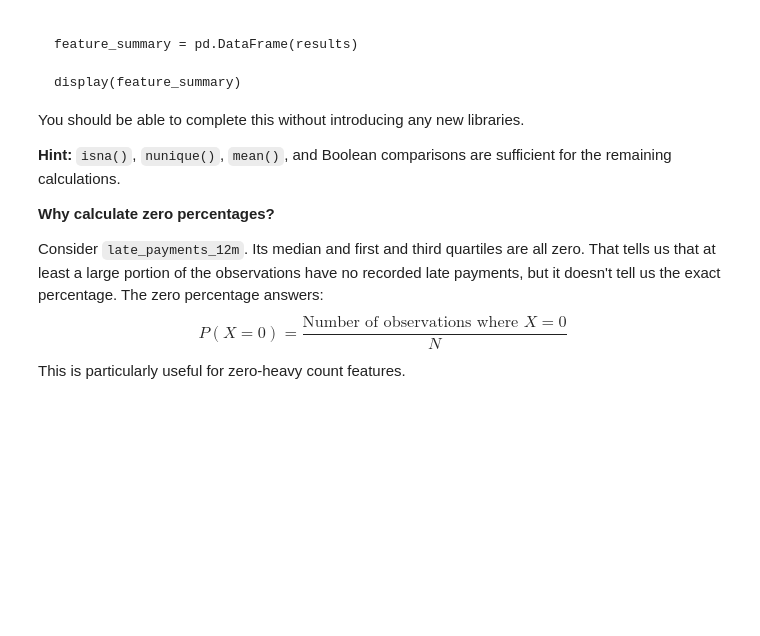
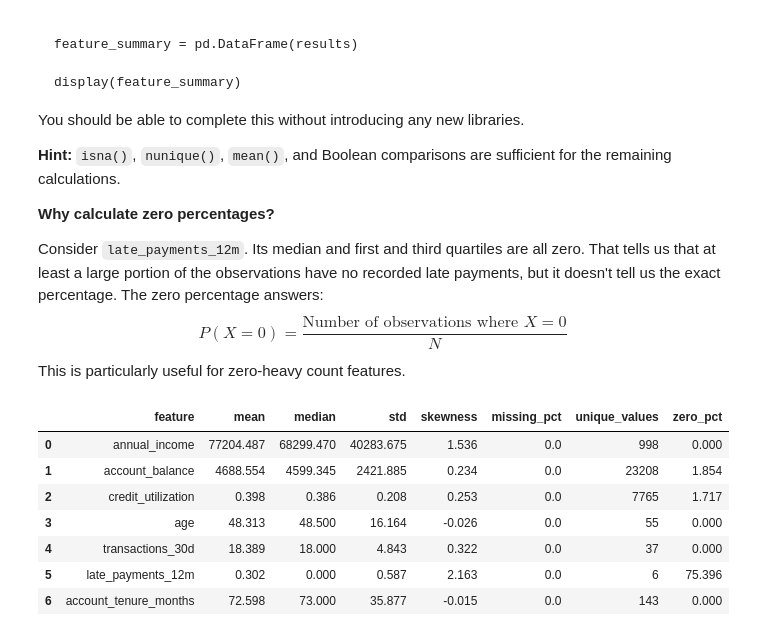
Before and after one commit to JadenGrossbaum/Data-Science, a Jupyter notebook: Chapter 5 EDA/Chapter5_Final_EDA_Workflow.ipynb, the cells around one changed output. Saved outputs shown, nothing was run; the diff lists cells and outputs as text; code cells hidden in the pictures; blank space fills up the shorter version.

```diff
--- a/Chapter 5 EDA/Chapter5_Final_EDA_Workflow.ipynb
+++ b/Chapter 5 EDA/Chapter5_Final_EDA_Workflow.ipynb
@@ -1817,3 +1817,33 @@ You should be able to complete this without introducing any new libraries.
 Consider `late_payments_12m`. Its median and first and third quartiles are all zero. That tells us that at least a large portion of the observations have no recorded late payments, but it doesn't tell us the exact percentage. The zero percentage answers:
 $$P(X = 0) = \frac{\text{Number of observations where } X = 0}{N}$$
 This is particularly useful for zero-heavy count features.
+# %%
+# Reproducible Numerical Feature Summary
+results = []
+
+for feature in numerical_features:
+    series = df[feature]
+
+    results.append({
+        "feature": feature,
+        "mean": series.mean(),
+        "median": series.median(),
+        "std": series.std(),
+        "skewness": series.skew(),
+        "missing_pct": series.isna().mean() * 100,
+        "unique_values": series.nunique(),
+        "zero_pct": (series == 0).mean() * 100
+    })
+
+feature_summary = pd.DataFrame(results)
+
+display(feature_summary.round(3))
+# %% [output]
+|  | feature | mean | median | std | skewness | missing_pct | unique_values | zero_pct |
+| 0 | annual_income | 77204.487 | 68299.470 | 40283.675 | 1.536 | 0.0 | 998 | 0.000 |
+| 1 | account_balance | 4688.554 | 4599.345 | 2421.885 | 0.234 | 0.0 | 23208 | 1.854 |
+| 2 | credit_utilization | 0.398 | 0.386 | 0.208 | 0.253 | 0.0 | 7765 | 1.717 |
+| 3 | age | 48.313 | 48.500 | 16.164 | -0.026 | 0.0 | 55 | 0.000 |
+| 4 | transactions_30d | 18.389 | 18.000 | 4.843 | 0.322 | 0.0 | 37 | 0.000 |
+| 5 | late_payments_12m | 0.302 | 0.000 | 0.587 | 2.163 | 0.0 | 6 | 75.396 |
+| 6 | account_tenure_months | 72.598 | 73.000 | 35.877 | -0.015 | 0.0 | 143 | 0.000 |
```
Also changed, not shown: parts of 6 cells of this notebook.
